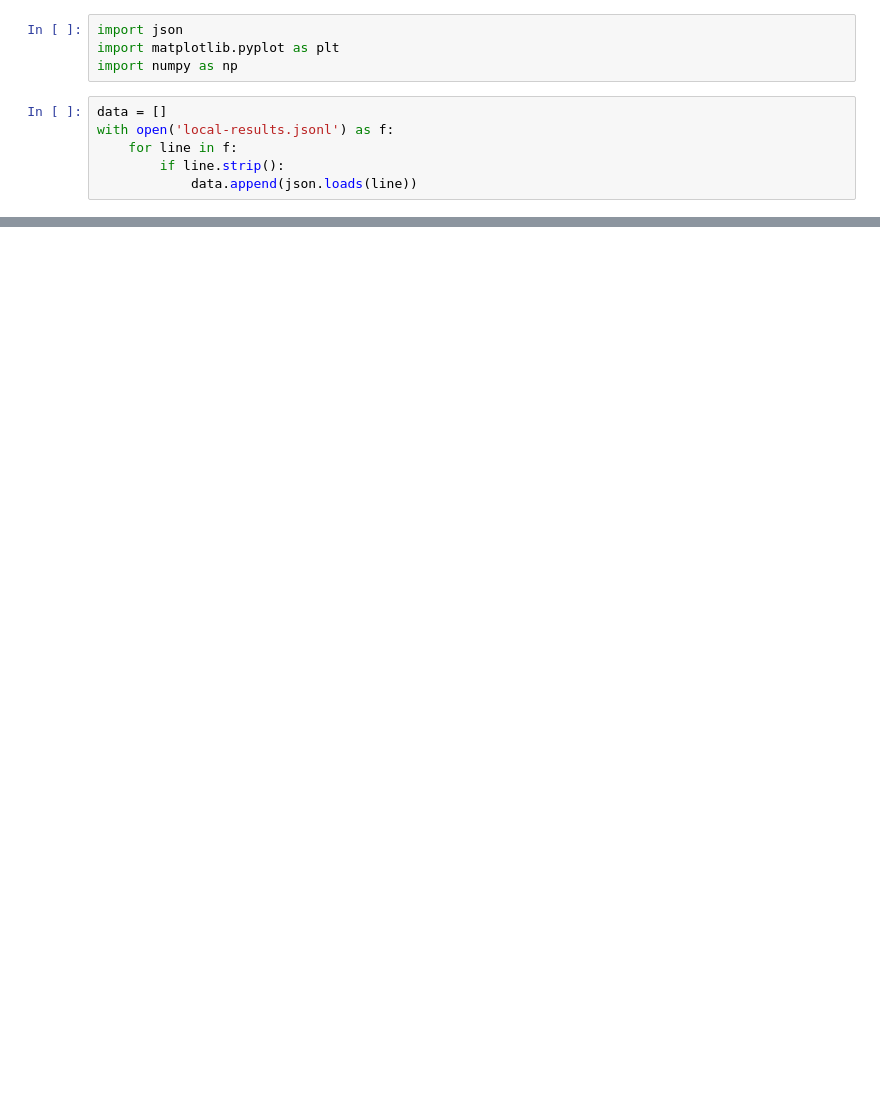
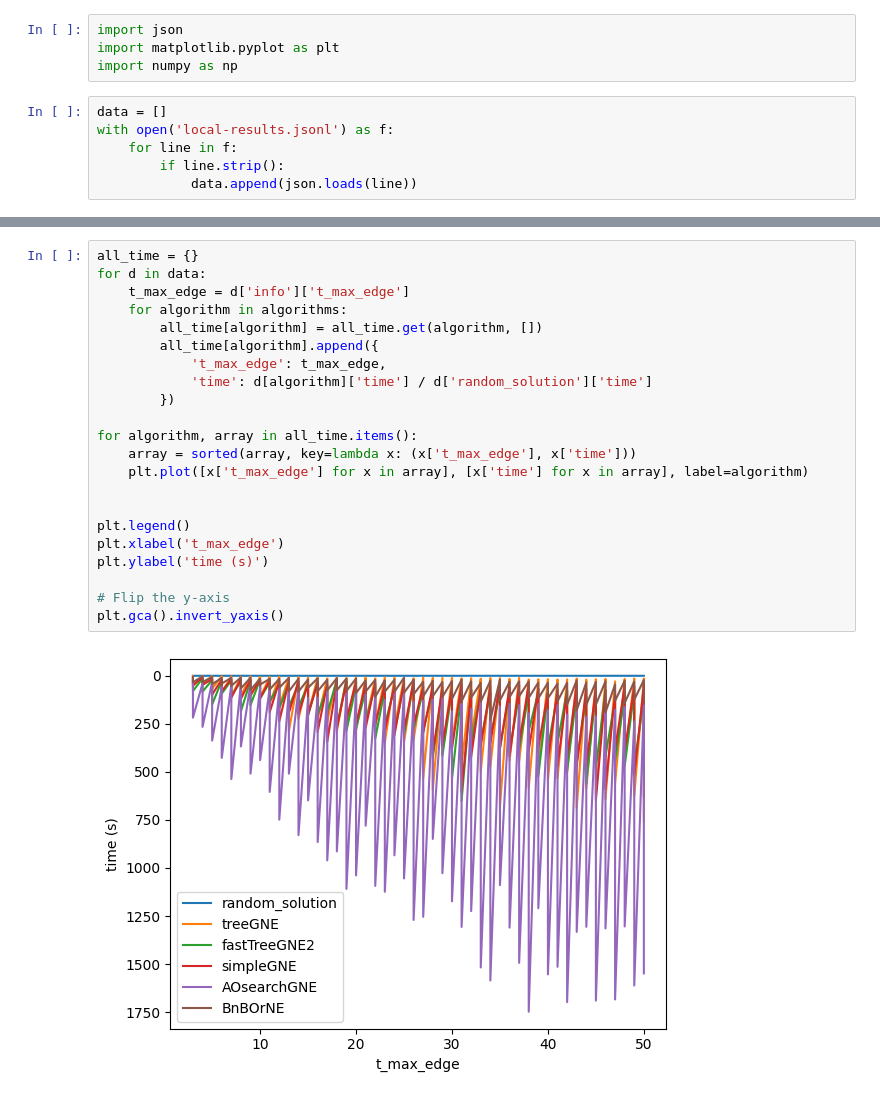
Before and after one commit to thanhan910/MATA-AND-OR, a Jupyter notebook: vis.ipynb, the cells around one changed output, grey strips where cells are left out. Saved outputs shown, nothing was run; the diff lists cells and outputs as text; blank space fills up the shorter version.

```diff
--- a/vis.ipynb
+++ b/vis.ipynb
@@ -61,0 +120,24 @@ plt.legend(algorithms)
+# %%
+all_time = {}
+for d in data:
+    t_max_edge = d['info']['t_max_edge']
+    for algorithm in algorithms:
+        all_time[algorithm] = all_time.get(algorithm, [])
+        all_time[algorithm].append({
+            't_max_edge': t_max_edge,
+            'time': d[algorithm]['time'] / d['random_solution']['time']
+        })
+
+for algorithm, array in all_time.items():
+    array = sorted(array, key=lambda x: (x['t_max_edge'], x['time']))
+    plt.plot([x['t_max_edge'] for x in array], [x['time'] for x in array], label=algorithm)
+
+
+plt.legend()
+plt.xlabel('t_max_edge')
+plt.ylabel('time (s)')
+
+# Flip the y-axis
+plt.gca().invert_yaxis()
+# %% [output]
+[figure, added]
```
Also changed, not shown: parts of 6 cells of this notebook, 2 other files.
